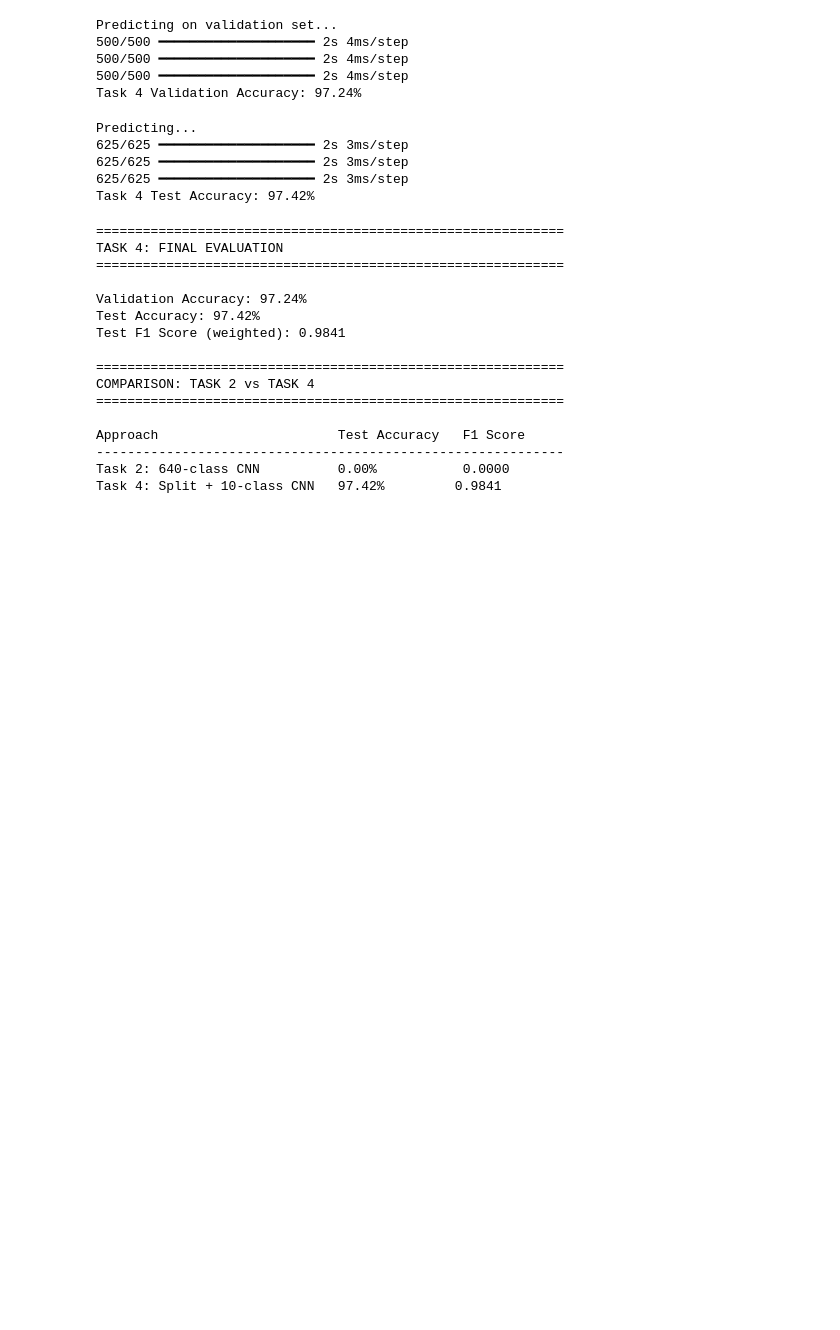
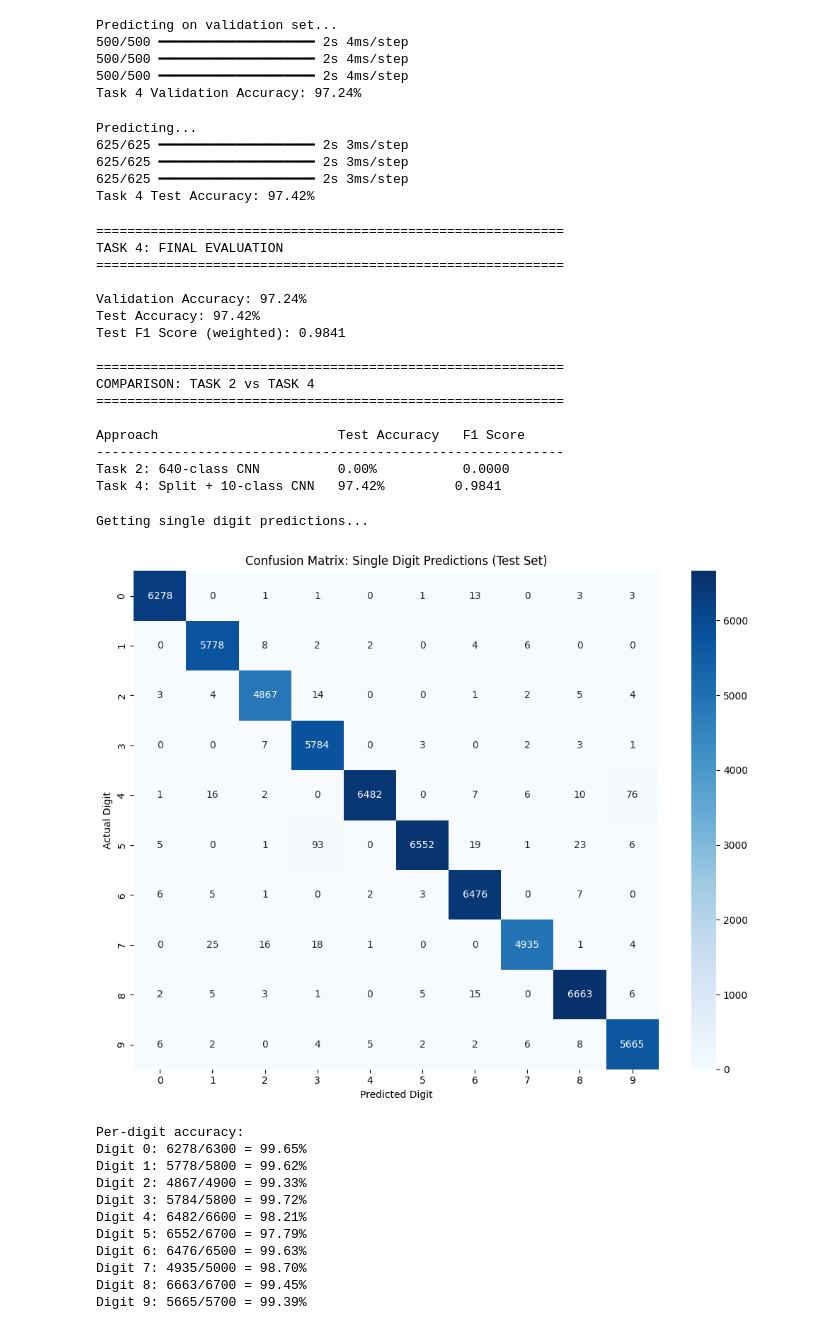
Before and after one commit to Musyoka7/Machine-Learning-Course-work-, a Jupyter notebook: notebooks/Code.ipynb, the cells around one changed output. Cells and saved outputs as stored; diff of their text form; code cells hidden in the pictures; blank space fills up the shorter version.

Commit message:
Confusion matrix added & example predictions

```diff
--- a/notebooks/Code.ipynb
+++ b/notebooks/Code.ipynb
@@ -1176,3 +1176,47 @@ Approach                       Test Accuracy   F1 Score
 ------------------------------------------------------------
 Task 2: 640-class CNN          0.00%           0.0000
 Task 4: Split + 10-class CNN   97.42%         0.9841
+# %%
+# Confusion Matrix for single digit predictions
+from sklearn.metrics import confusion_matrix
+import seaborn as sns
+import matplotlib.pyplot as plt
+# Get single digit predictions on test set
+print("Getting single digit predictions...")
+d1_pred = digit_model.predict(X_test_digits_cnn[0:20000], verbose=0).argmax(axis=1)
+d2_pred = digit_model.predict(X_test_digits_cnn[20000:40000], verbose=0).argmax(axis=1)
+d3_pred = digit_model.predict(X_test_digits_cnn[40000:60000], verbose=0).argmax(axis=1)
+# Combine all predictions and actual labels
+all_digit_preds = np.concatenate([d1_pred, d2_pred, d3_pred])
+all_digit_actual = y_test_digits
+# Create confusion matrix
+cm = confusion_matrix(all_digit_actual, all_digit_preds)
+# Plot
+plt.figure(figsize=(10, 8))
+sns.heatmap(cm, annot=True, fmt='d', cmap='Blues',
+            xticklabels=range(10), yticklabels=range(10))
+plt.xlabel('Predicted Digit')
+plt.ylabel('Actual Digit')
+plt.title('Confusion Matrix: Single Digit Predictions (Test Set)')
+plt.tight_layout()
+plt.show()
+# Print accuracy per digit
+print("\nPer-digit accuracy:")
+for i in range(10):
+    correct = cm[i, i]
+    total = cm[i, :].sum()
+    print(f"Digit {i}: {correct}/{total} = {correct/total*100:.2f}%")
+# %% [output]
+Getting single digit predictions...
+[figure, added]
+Per-digit accuracy:
+Digit 0: 6278/6300 = 99.65%
+Digit 1: 5778/5800 = 99.62%
+Digit 2: 4867/4900 = 99.33%
+Digit 3: 5784/5800 = 99.72%
+Digit 4: 6482/6600 = 98.21%
+Digit 5: 6552/6700 = 97.79%
+Digit 6: 6476/6500 = 99.63%
+Digit 7: 4935/5000 = 98.70%
+Digit 8: 6663/6700 = 99.45%
+Digit 9: 5665/5700 = 99.39%
```
Also changed, not shown: parts of 1 cell of this notebook.
